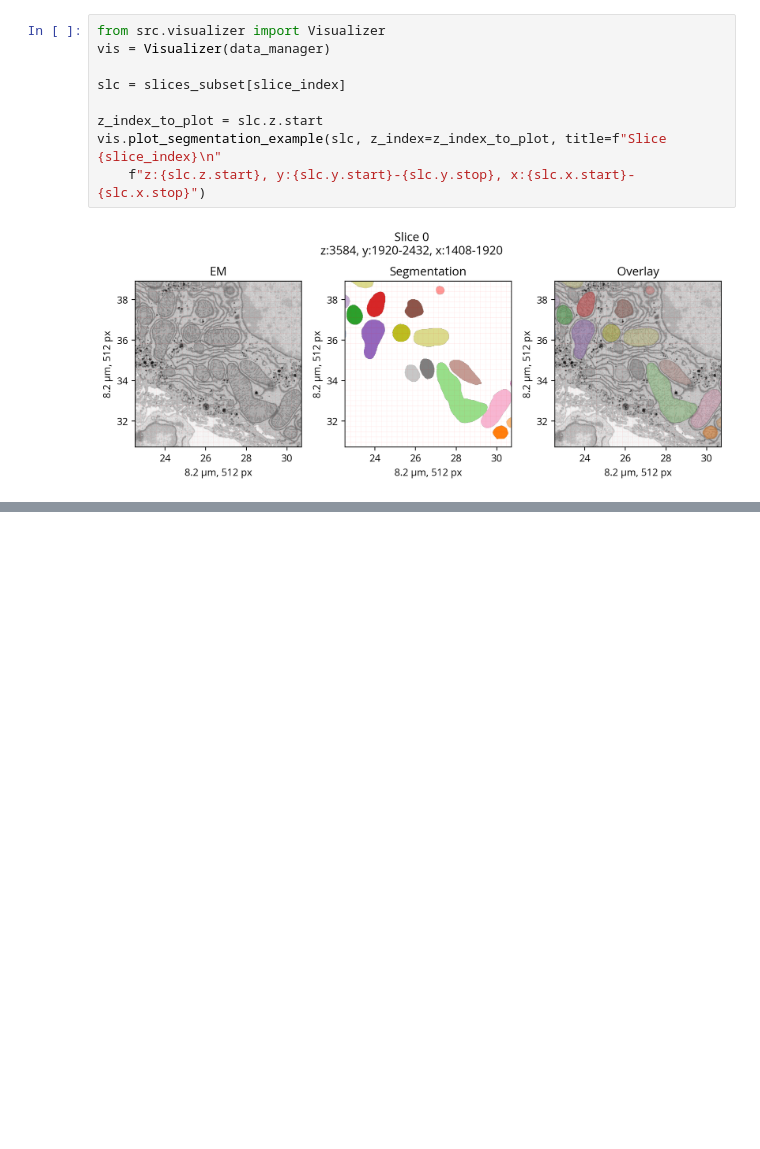
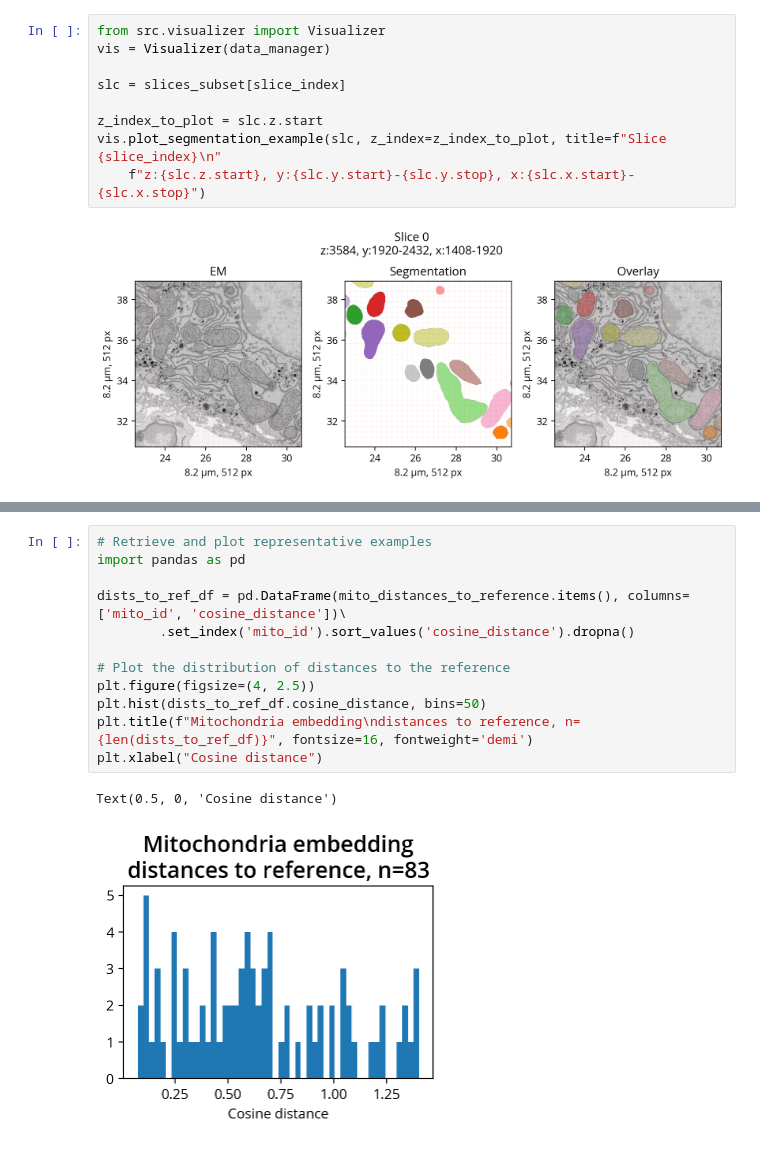
Before and after one commit to trngt/coding-tasks, a Jupyter notebook: task2/Explore_Mito_Data.ipynb, the cells around one changed output, grey strips where cells are left out. Drawn from its saved outputs; the diff is of its cells as text; blank space fills up the shorter version.

```diff
--- a/task2/Explore_Mito_Data.ipynb
+++ b/task2/Explore_Mito_Data.ipynb
@@ -204,0 +204,15 @@ slice_analyzer.plot()
+# %%
+# Retrieve and plot representative examples
+import pandas as pd
+
+dists_to_ref_df = pd.DataFrame(mito_distances_to_reference.items(), columns=['mito_id', 'cosine_distance'])\
+        .set_index('mito_id').sort_values('cosine_distance').dropna()
+
+# Plot the distribution of distances to the reference
+plt.figure(figsize=(4, 2.5))
+plt.hist(dists_to_ref_df.cosine_distance, bins=50)
+plt.title(f"Mitochondria embedding\ndistances to reference, n={len(dists_to_ref_df)}", fontsize=16, fontweight='demi')
+plt.xlabel("Cosine distance")
+# %% [output]
+Text(0.5, 0, 'Cosine distance')
+[figure, added]
```
Also changed, not shown: parts of 20 cells of this notebook, 5 other files.
